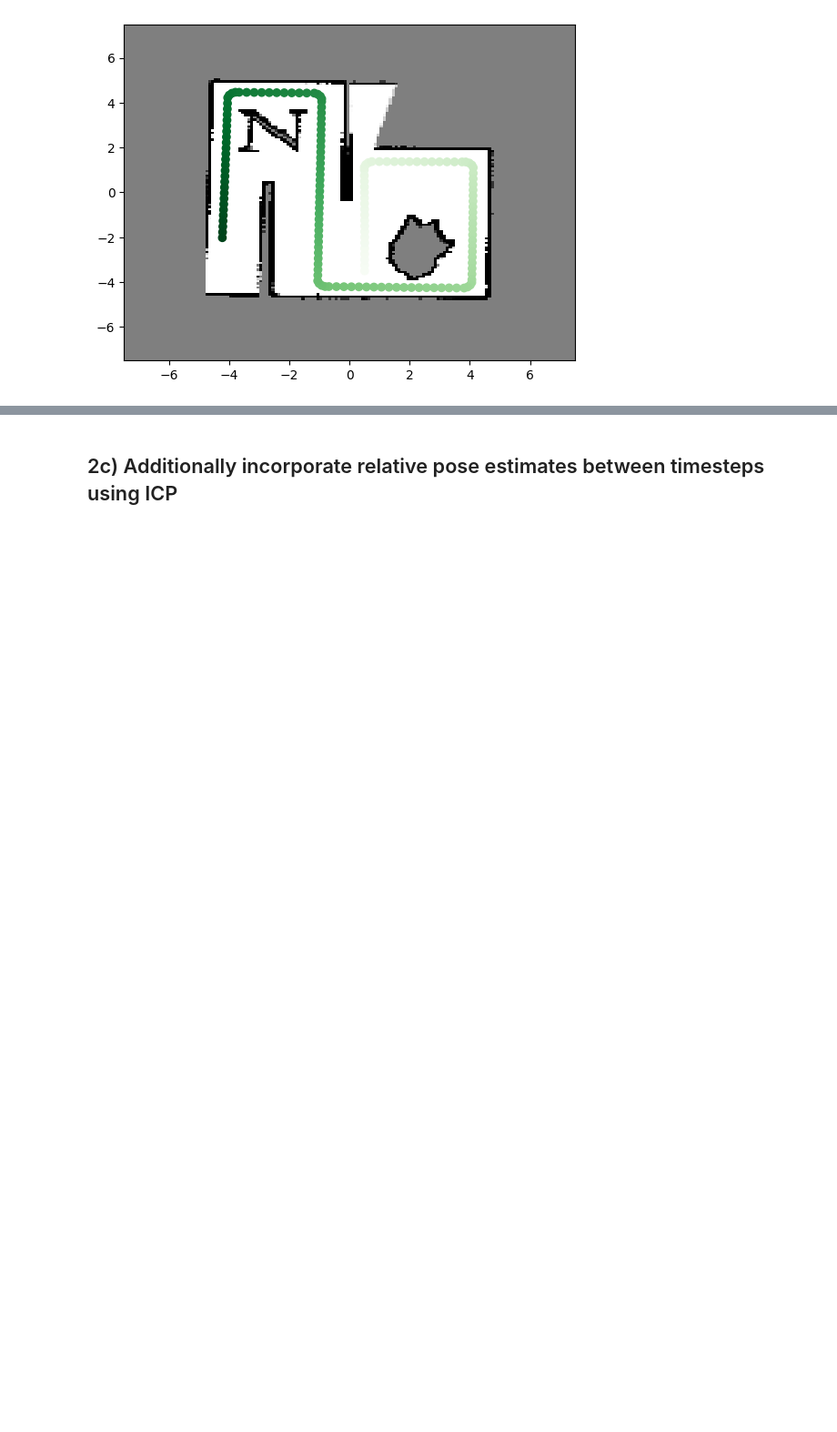
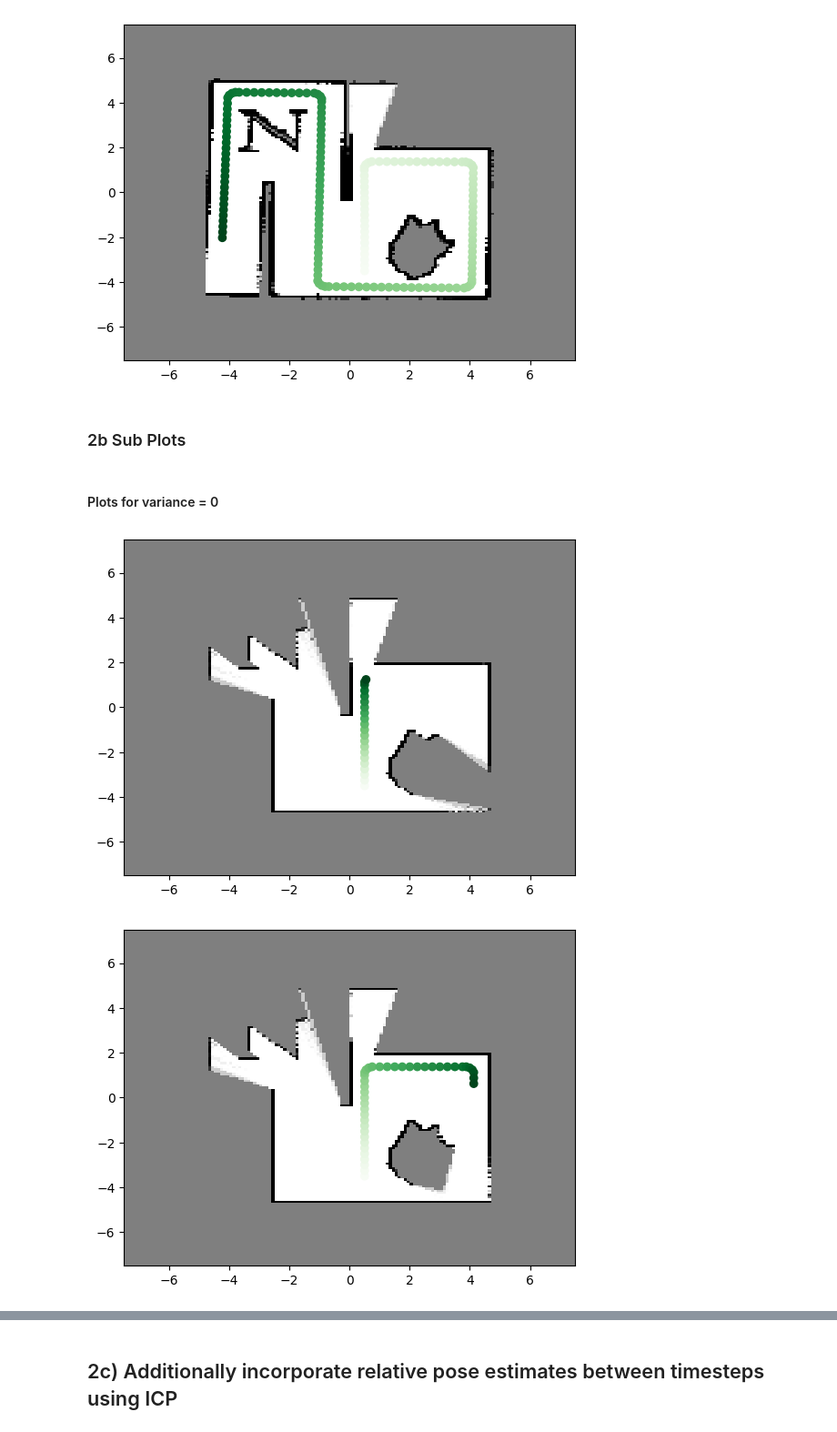
Before and after one commit to rohith-poola/MR, a Jupyter notebook: A5/MR_HW5.ipynb, the cells around one changed output, grey strips where cells are left out. Shown at 91% size. Saved outputs shown, nothing was run; the diff lists cells and outputs as text; code cells hidden in the pictures; blank space fills up the shorter version.

```diff
--- a/A5/MR_HW5.ipynb
+++ b/A5/MR_HW5.ipynb
@@ -792,3 +792,69 @@ compute_map(estimates["pose_means"], lidar_measurements, initial_state=initial_s
 [figure]
 [figure]
 [figure]
+# %% [markdown]
+### 2b Sub Plots
+# %% [markdown]
+#### Plots for variance = 0
+# %%
+# Initialize the environment (and set random seed so any randomness is repeatable)
+env = gymnasium.make("gym_neu_racing/NEUMapping-v0")
+np.random.seed(0)
+
+# Tell the environment to use a wheel speed sensor (for odometry estimation), a
+# lidar sensor (just for mapping), and make the true state
+# available in obs (just for debugging)
+
+# You can change the variance arg in env.unwrapped.sensor_models["wheel_speeds"]
+env.unwrapped.sensor_models = {
+    "state": sensor_models.StateFeedback(),
+    "wheel_speeds": sensor_models.NoisyWheelSpeedSensor(variance=0.0**2),
+    "lidar": sensor_models.Lidar2D(
+        env.unwrapped.map,
+        num_beams=360,
+        angle_limits=np.array([-np.pi, np.pi]),
+    ),
+}
+
+# Set up the simulation parameters
+env.unwrapped.dt = 0.25
+env.unwrapped.motion_model = motion_models.Unicycle()
+initial_state = np.array([0.5, -3.5, np.pi / 2])
+control_policy = OpenLoopPolicy()
+
+# Reset the environment and get the first observation (state + lidar + wheel speeds)
+obs, _ = env.reset()
+env.unwrapped.state = initial_state
+obs = env.unwrapped._get_obs()  # pylint:disable=protected-access
+
+# Instantiate your OdometryFactorGraph class, which will be queried as the robot moves
+odometry = OdometryFactorGraph(dt=env.unwrapped.dt)
+
+states = []
+lidar_measurements = []
+
+for step_num, t in enumerate(np.arange(0, 40, env.unwrapped.dt)):
+
+    # calculate which action to implement on this timestep
+    action_twist = control_policy.get_action(t)
+
+    # Extract sensor data
+    states.append(obs["state"])
+    lidar_measurements.append(obs["lidar"])
+    measured_twist = wheel_speed_to_twist(obs["wheel_speeds"])
+
+    # Update the factor graph with this step's odometry info & re-solve
+    estimates = odometry.step(obs, measured_twist)
+
+    # Update the map with latest pose estimates & lidar scans
+    if step_num % 20 == 0 and step_num > 0:
+        compute_map(estimates["pose_means"], lidar_measurements, initial_state=initial_state, pause=0.1, map_xwidth=15, map_ywidth=15)
+
+    # Advance the simulator (i.e., robot moves and makes a new measurement)
+    obs, _, _, _, _ = env.step(action_twist)
+
+# Calculate a final map after the full trajectory
+compute_map(estimates["pose_means"], lidar_measurements, initial_state=initial_state, pause=False, show=True, map_xwidth=15, map_ywidth=15)
+# %% [output]
+[figure, added]
+[figure, added]
```
Also changed, not shown: parts of 31 cells of this notebook.
